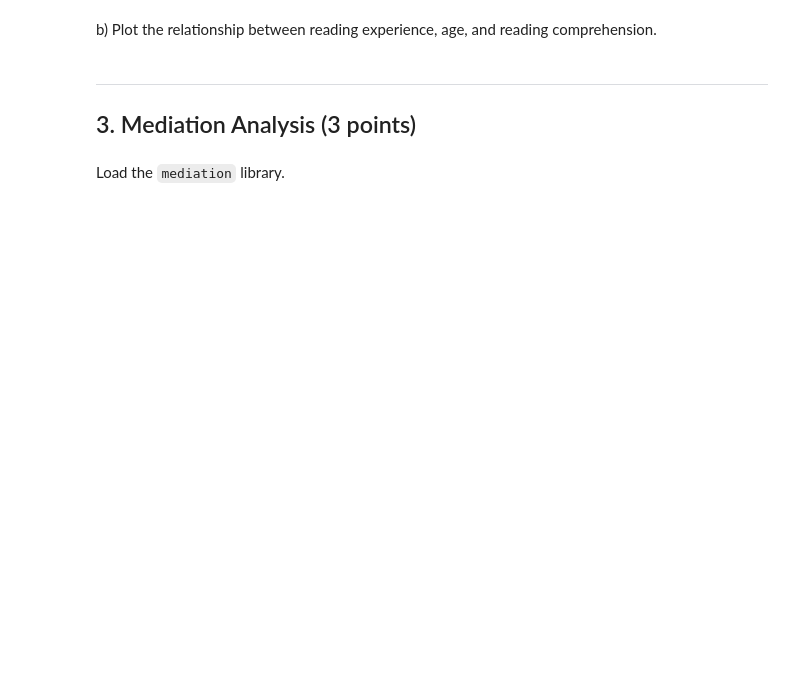
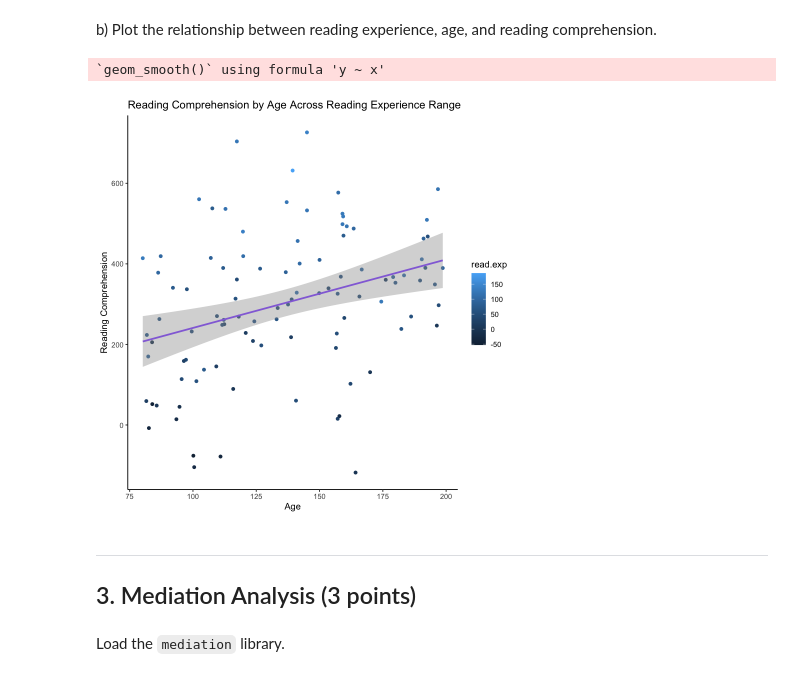
Before and after one commit to emilybgoldberg/Goldberg_DSPN_S22, a Jupyter notebook: Homework9.ipynb, the cells around one changed output. Saved outputs shown, nothing was run; the diff lists cells and outputs as text; code cells hidden in the pictures; blank space fills up the shorter version.

```diff
--- a/Homework9.ipynb
+++ b/Homework9.ipynb
@@ -58,9 +87,16 @@ ggplot(dat, aes(x=age, y=read.comp)) +
 # %% [markdown]
 b) Plot the relationship between reading experience, age, and reading comprehension.
 # %%
-ggplot(dat, aes(age, read.comp, colour = read.exp)) +
+plot2 <- ggplot(dat, aes(age, read.comp, colour = read.exp)) +
   geom_point() + geom_smooth(method = "lm", colour = "mediumpurple") +
+  labs(x="Age", y="Reading Comprehension",
+       title = "Reading Comprehension by Age Across Reading Experience Range ") +
   theme_classic()
+
+plot2
+# %% [output]
+`geom_smooth()` using formula 'y ~ x'
+[figure, added]
 # %% [markdown]
 ---
 ## 3. Mediation Analysis (3 points)
```
Also changed, not shown: parts of 15 cells of this notebook.
